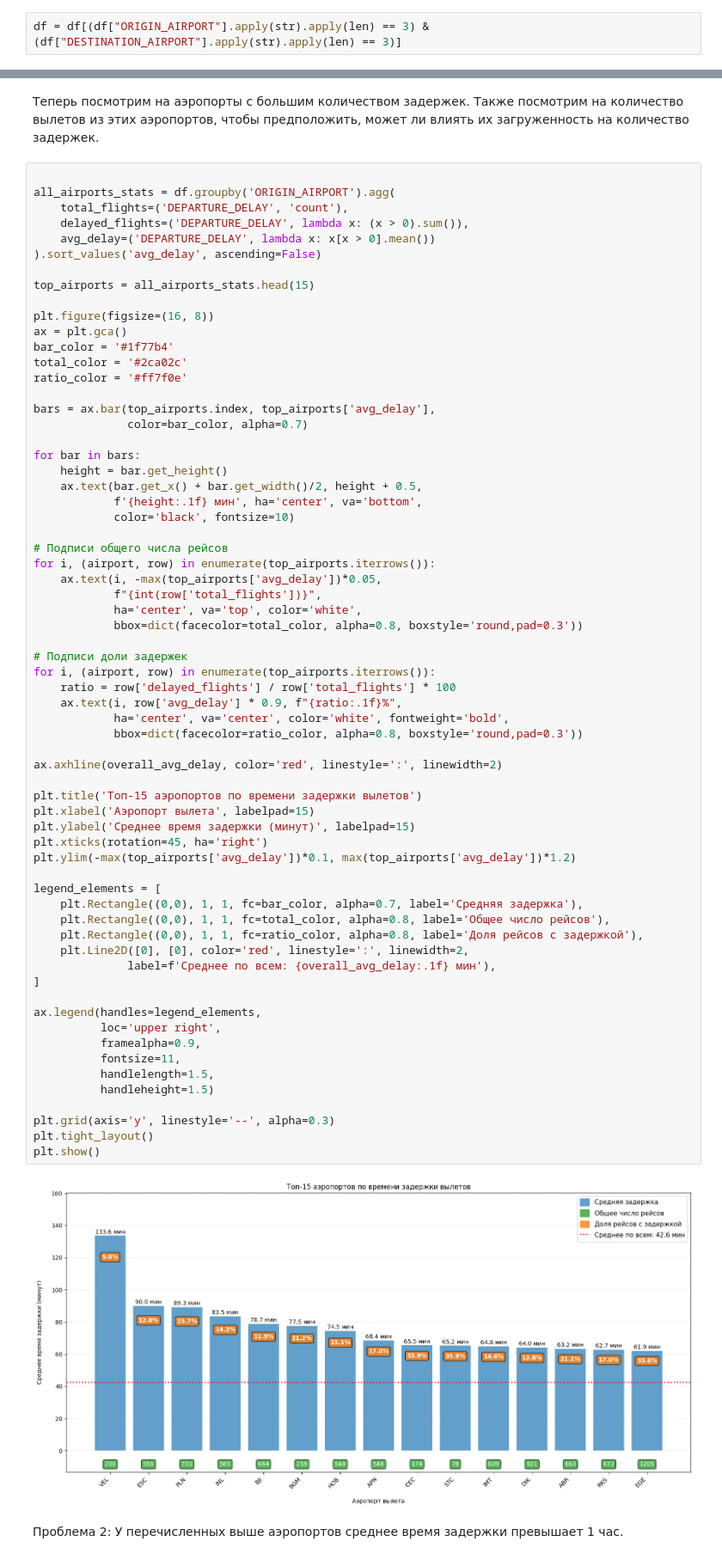
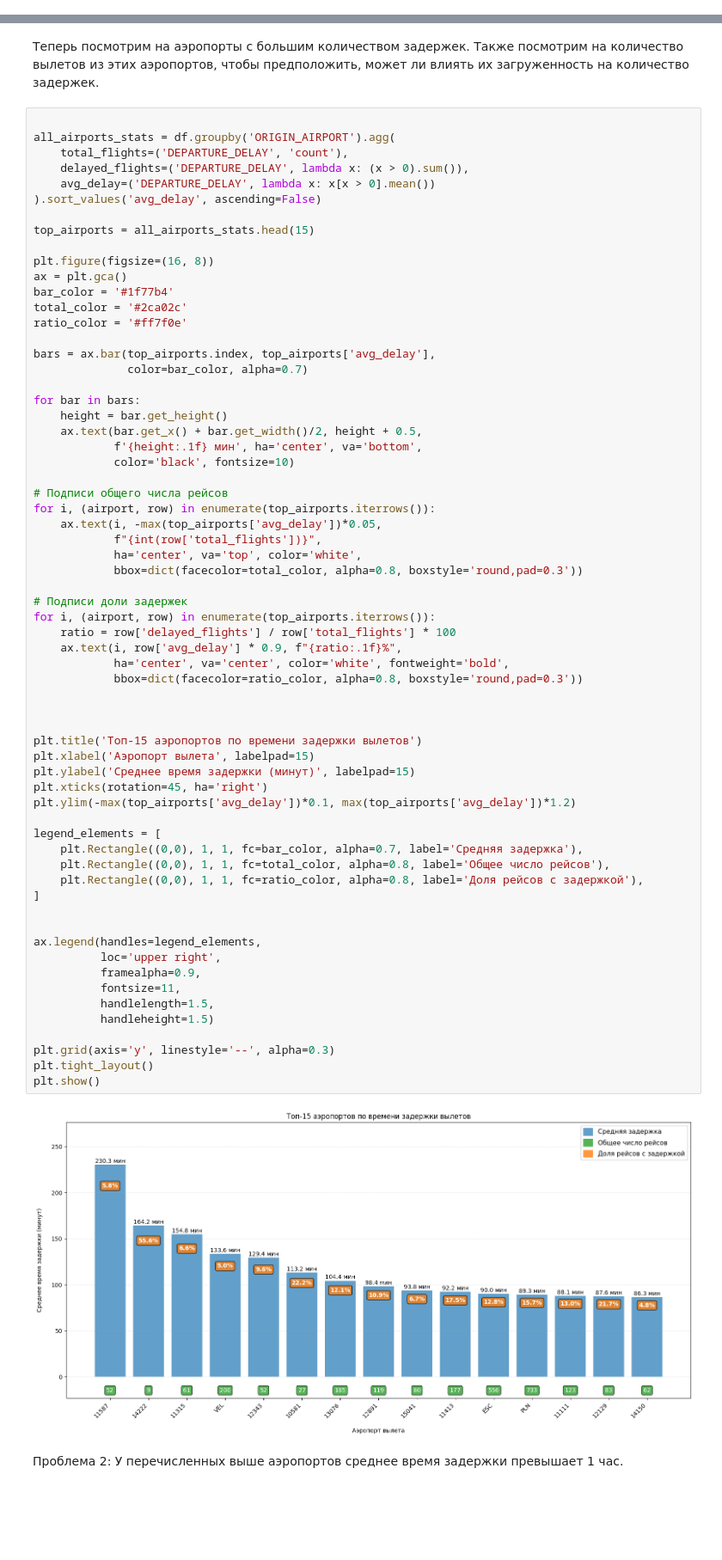
Before and after one commit to ZaichenkoNA/Stat_Prac, a Jupyter notebook: Dz4.ipynb, the cells around one changed output, grey strips where cells are left out. Shown at 86% size. Cells and saved outputs as stored; diff of their text form; blank space fills up the shorter version.

```diff
--- a/Dz4.ipynb
+++ b/Dz4.ipynb
@@ -73,5 +71,3 @@ dtype: int64
-# %%
-df = df[(df["ORIGIN_AIRPORT"].apply(str).apply(len) == 3) & (df["DESTINATION_AIRPORT"].apply(str).apply(len) == 3)]
 # %% [markdown]
 Посчитаем среднее время задержки у каждой авикомпании.
 # %%
@@ -140,37 +136,36 @@ for i, (airport, row) in enumerate(top_airports.iterrows()):
 for i, (airport, row) in enumerate(top_airports.iterrows()):
     ratio = row['delayed_flights'] / row['total_flights'] * 100
     ax.text(i, row['avg_delay'] * 0.9, f"{ratio:.1f}%",
             ha='center', va='center', color='white', fontweight='bold',
             bbox=dict(facecolor=ratio_color, alpha=0.8, boxstyle='round,pad=0.3'))
 
-ax.axhline(overall_avg_delay, color='red', linestyle=':', linewidth=2)
+
 
 plt.title('Топ-15 аэропортов по времени задержки вылетов')
 plt.xlabel('Аэропорт вылета', labelpad=15)
 plt.ylabel('Среднее время задержки (минут)', labelpad=15)
 plt.xticks(rotation=45, ha='right')
 plt.ylim(-max(top_airports['avg_delay'])*0.1, max(top_airports['avg_delay'])*1.2)
 
 legend_elements = [
     plt.Rectangle((0,0), 1, 1, fc=bar_color, alpha=0.7, label='Средняя задержка'),
     plt.Rectangle((0,0), 1, 1, fc=total_color, alpha=0.8, label='Общее число рейсов'),
     plt.Rectangle((0,0), 1, 1, fc=ratio_color, alpha=0.8, label='Доля рейсов с задержкой'),
-    plt.Line2D([0], [0], color='red', linestyle=':', linewidth=2,
-              label=f'Среднее по всем: {overall_avg_delay:.1f} мин'),
 ]
+
 
 ax.legend(handles=legend_elements,
           loc='upper right',
           framealpha=0.9,
           fontsize=11,
           handlelength=1.5,
           handleheight=1.5)
 
 plt.grid(axis='y', linestyle='--', alpha=0.3)
 plt.tight_layout()
 plt.show()
 # %% [output]
-[figure, old version]
+[figure, new version]
 # %% [markdown]
 Проблема 2: У перечисленных выше аэропортов среднее время задержки превышает 1 час.
 # %% [markdown]
```
Also changed, not shown: parts of 5 cells of this notebook.
